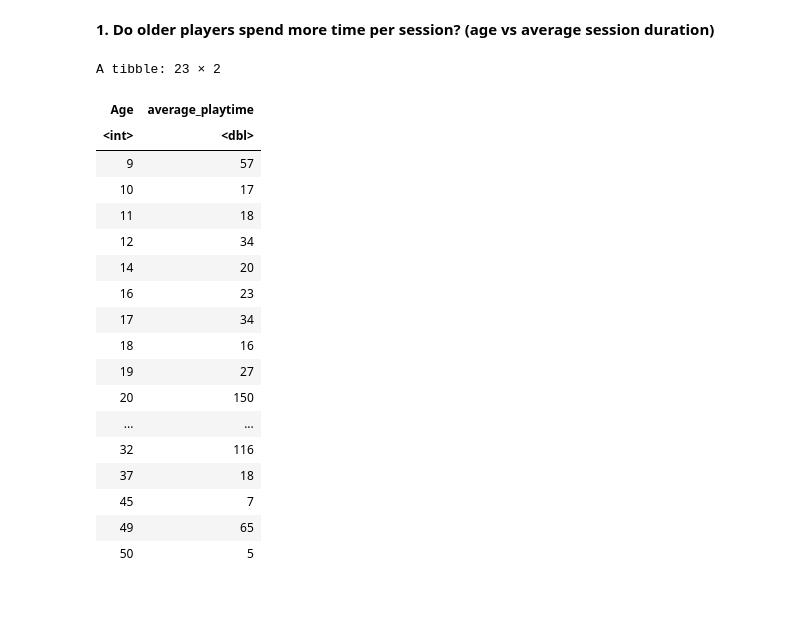
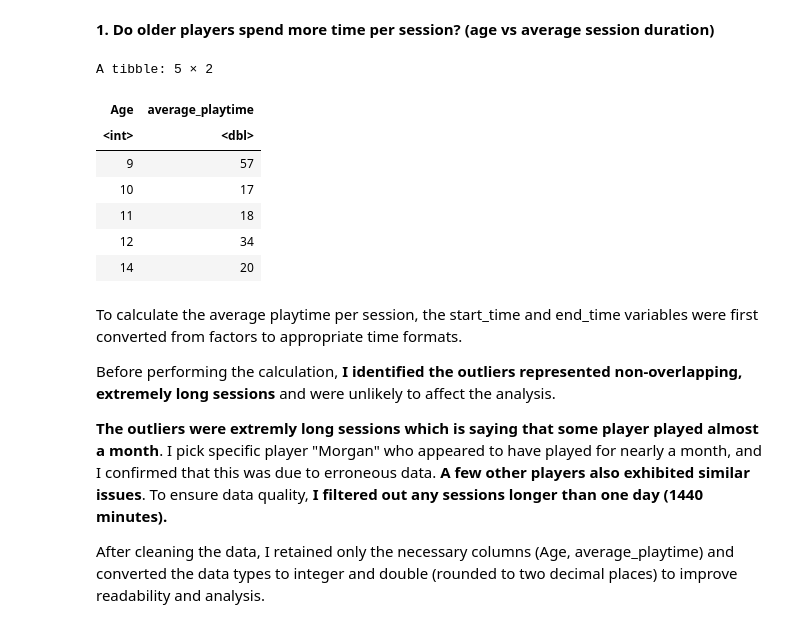
Before and after one commit to h2woobin/dsci-100-2024W2-group-006-30, a Jupyter notebook: Woobin Kim.ipynb, the cells around one changed output. Drawn from its saved outputs; the diff is of its cells as text; code cells hidden in the pictures; blank space fills up the shorter version.

```diff
--- a/Woobin Kim.ipynb
+++ b/Woobin Kim.ipynb
@@ -1,13 +1,12 @@
 # %%
 library(tidyverse)
-install.packages("lubridate")
 library(lubridate)
 library(dplyr)
 library(readr)
 library(ggplot2)
 
-players <- read_csv("/home/jovyan/work/dsci-100-student/project/players.csv")
-sessions <- read_csv("/home/jovyan/work/dsci-100-student/project/sessions.csv")
+players <- read_csv("https://raw.githubusercontent.com/Elvis614412/Dsci-100-group-project/refs/heads/main/players.csv")
+sessions <- read_csv("https://raw.githubusercontent.com/Elvis614412/Dsci-100-group-project/refs/heads/main/sessions.csv")
 
 merged_data <- left_join(players,sessions, by = "hashedEmail")
 
@@ -78,8 +77,6 @@ merged_data <- merged_data|>
         session_duration = as.numeric(difftime(end_time, start_time, units = "mins"))
     )
 
-# Outliers were detected.(start_time,end time)
-# Checking sum of all session time and duplicated session time are same.
 name_order <- merged_data |>
   count(name, sort = TRUE) |>
   pull(name)
@@ -92,7 +89,6 @@ merged_data <- merged_data |>
 # merged_data <- merged_data |>
 #     filter(name == "Morgan") |>
 #     arrange(start_time)
-# The outliers represented non-overlapping, extremely long sessions and were unlikely to affect the analysis, so we removed them from the dataset.
 
 merged_data_clean <- merged_data |>
   filter(session_duration <= 1440 ,!is.na(start_time),!is.na(end_time))
@@ -101,46 +97,43 @@ merged_data2 <- merged_data_clean |>
     group_by(name,Age,experience,subscribe) |>
     summarize(average_playtime = mean(session_duration),.groups = "drop")
 
 merged_data2 <- merged_data2 |>
     select(-name,-experience,-subscribe)
 
 merged_data2 <- merged_data2 |>
     mutate(
         Age = as.integer(Age),
         average_playtime = round(average_playtime,2)
     ) |>
     arrange(Age)
 
 average_by_age <- merged_data2|>
     group_by(Age) |>
     summarize(average_playtime = mean(average_playtime),.groups = "drop")
 
 average_by_age <- average_by_age |>
     mutate(
         average_playtime = round(average_playtime)
     )
 
-average_by_age
+head(average_by_age,5)
 # %% [output]
-A tibble: 23 × 2
+A tibble: 5 × 2
 | Age | average_playtime |
 | <int> | <dbl> |
 | 9 | 57 |
 | 10 | 17 |
 | 11 | 18 |
 | 12 | 34 |
 | 14 | 20 |
-| 16 | 23 |
-| 17 | 34 |
-| 18 | 16 |
-| 19 | 27 |
-| 20 | 150 |
-| ... | ... |
-| 32 | 116 |
-| 37 | 18 |
-| 45 | 7 |
-| 49 | 65 |
-| 50 | 5 |
+# %% [markdown]
+To calculate the average playtime per session, the start_time and end_time variables were first converted from factors to appropriate time formats.
+
+Before performing the calculation, **I identified the outliers represented non-overlapping, extremely long sessions** and were unlikely to affect the analysis.
+
+**The outliers were extremly long sessions which is saying that some player played almost a month**. I pick specific player "Morgan" who appeared to have played for nearly a month, and I confirmed that this was due to erroneous data. **A few other players also exhibited similar issues**. To ensure data quality, **I filtered out any sessions longer than one day (1440 minutes).**
+
+After cleaning the data, I retained only the necessary columns (Age, average_playtime) and converted the data types to integer and double (rounded to two decimal places) to improve readability and analysis.
 # %%
 library(ggplot2)
 
```
Also changed, not shown: parts of 5 cells of this notebook, 1 other file.
